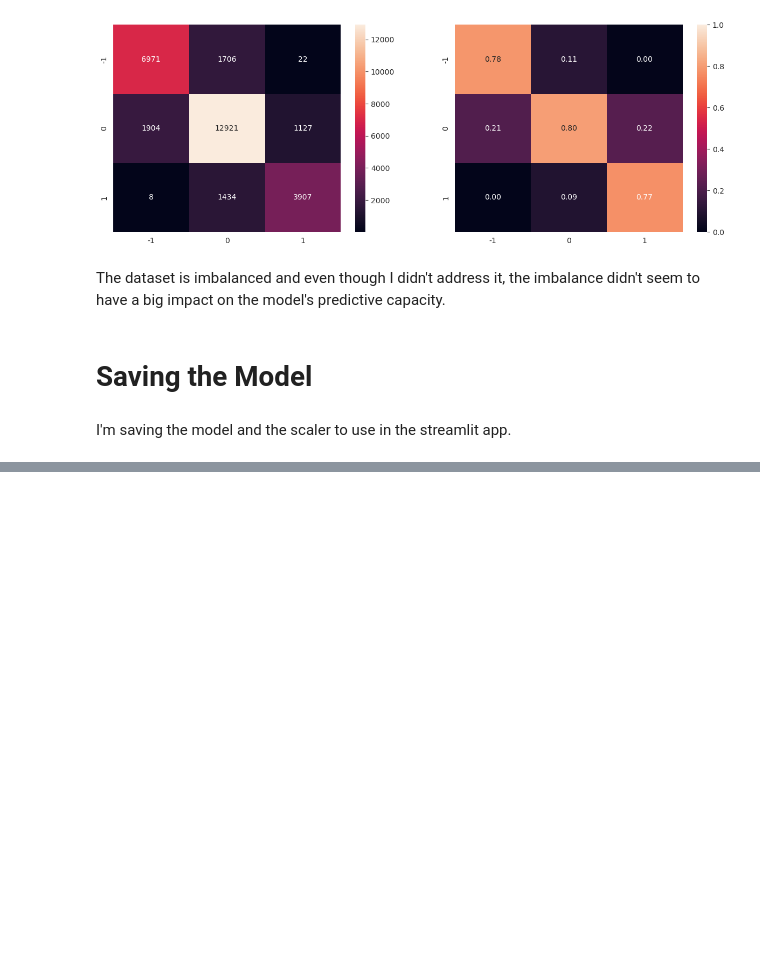
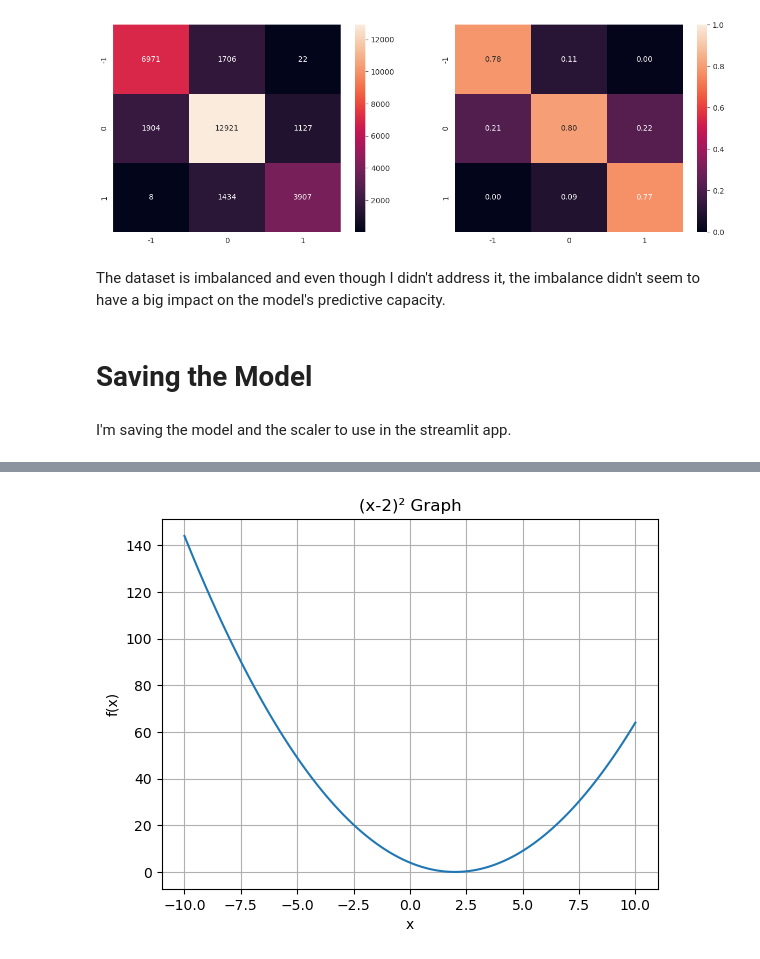
Before and after one commit to EsraKorkmazz/FINANCE-STREAMLIT-APP, a Jupyter notebook: notebooks/3-machine-learning.ipynb, the cells around one changed output, grey strips where cells are left out. Drawn from its saved outputs; the diff is of its cells as text; code cells hidden in the pictures; blank space fills up the shorter version.

```diff
--- a/notebooks/3-machine-learning.ipynb
+++ b/notebooks/3-machine-learning.ipynb
@@ -109,0 +151,11 @@ pickle.dump(scaler, open('../models/scaler.pkl', 'wb'))
+# %%
+x = np.linspace(-10, 10, 100)
+y = (x - 2)**2
+
+plt.plot(x, y)
+plt.xlabel('x')
+plt.ylabel('f(x)')
+plt.title('(x-2)² Graph')
+plt.grid();
+# %% [output]
+[figure, added]
```
Also changed, not shown: parts of 10 cells of this notebook, 3 other files.
